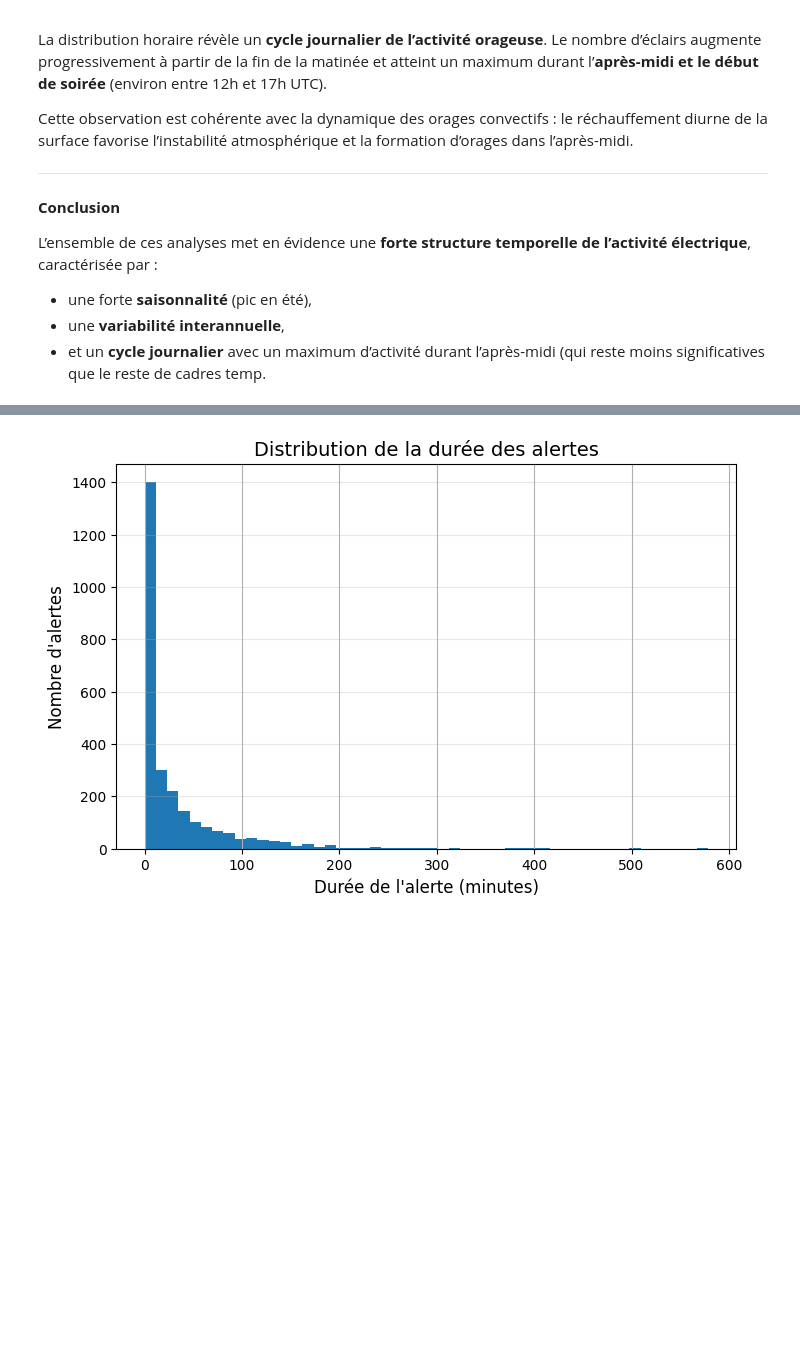
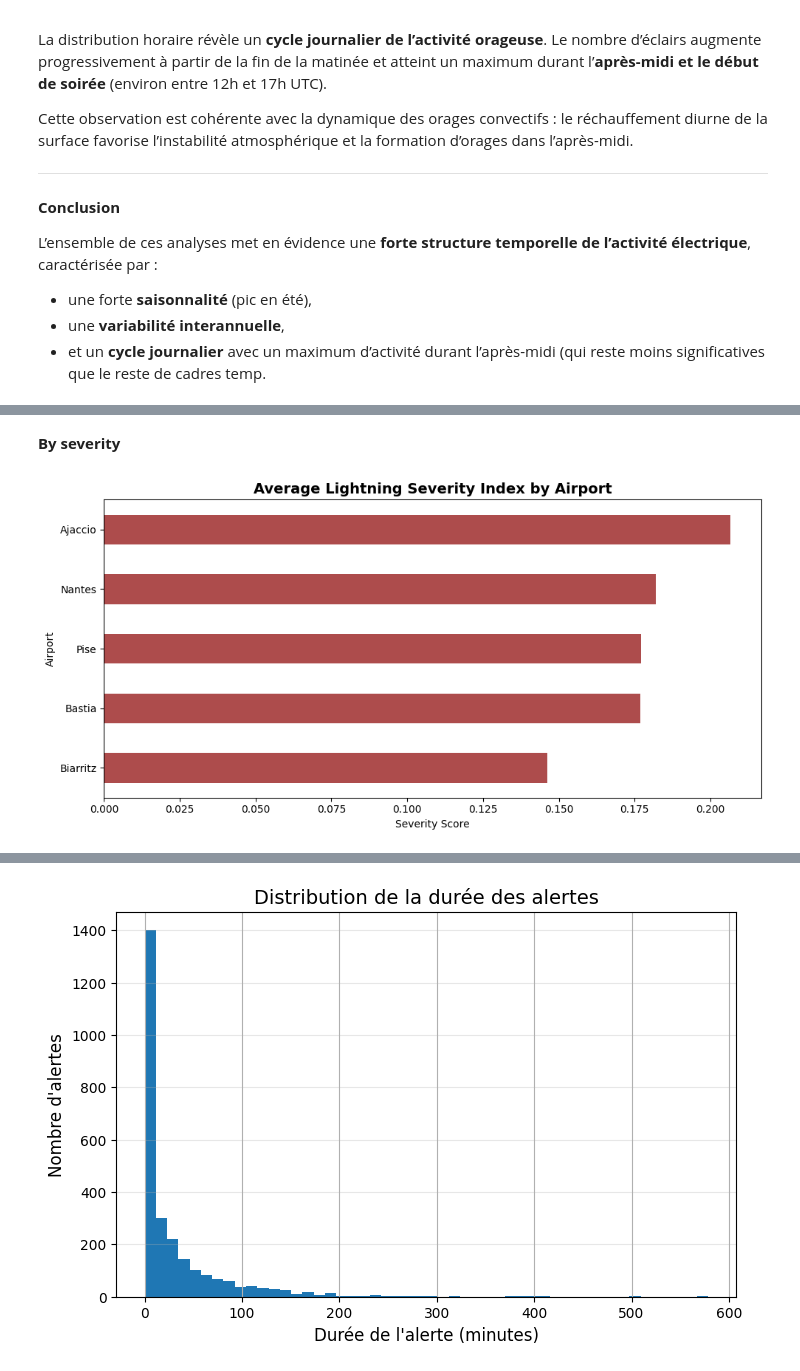
Before and after one commit to Houda-git/Data-Battle, a Jupyter notebook: Untitled.ipynb, the cells around one changed output, grey strips where cells are left out. Saved outputs shown, nothing was run; the diff lists cells and outputs as text; code cells hidden in the pictures; blank space fills up the shorter version.

```diff
--- a/Untitled.ipynb
+++ b/Untitled.ipynb
@@ -669,0 +701,44 @@ Enfin, la précision de localisation des éclairs est globalement bonne, avec de
+# %% [markdown]
+**By severity**
+# %%
+# Analyse de la sévérité des éclairs en combinant plusieurs facteurs
+# On construit un indice de sévérité basé sur :
+# - l'intensité de l'éclair
+# - le type d'éclair (nuage-sol)
+# - la proximité de l'aéroport
+
+df_sev = df.copy()
+
+# Valeur absolue de l'amplitude
+df_sev["abs_amplitude"] = df_sev["amplitude"].abs()
+
+# Normalisation de l'intensité
+df_sev["amp_norm"] = df_sev["abs_amplitude"] / df_sev["abs_amplitude"].max()
+
+# Variable indiquant un éclair nuage-sol
+df_sev["ground_flash"] = (df_sev["icloud"] == False).astype(int)
+
+# Proximité de l'aéroport (plus proche = score plus élevé)
+df_sev["distance_score"] = 1 - (df_sev["dist"] / df_sev["dist"].max())
+
+# Indice de sévérité combiné
+df_sev["severity_score"] = (
+    0.4 * df_sev["amp_norm"] +
+    0.4 * df_sev["ground_flash"] +
+    0.2 * df_sev["distance_score"]
+)
+
+# Sévérité moyenne par aéroport
+severity_by_airport = df_sev.groupby("airport")["severity_score"].mean().sort_values()
+
+# Visualisation
+severity_by_airport.plot(kind="barh", figsize=(10,5), color="darkred", alpha=0.7)
+
+plt.title("Average Lightning Severity Index by Airport", fontsize=14, fontweight="bold")
+plt.xlabel("Severity Score")
+plt.ylabel("Airport")
+
+plt.tight_layout()
+plt.show()
+# %% [output]
+[figure, added]
```
Also changed, not shown: parts of 17 cells of this notebook, 1 other file.
